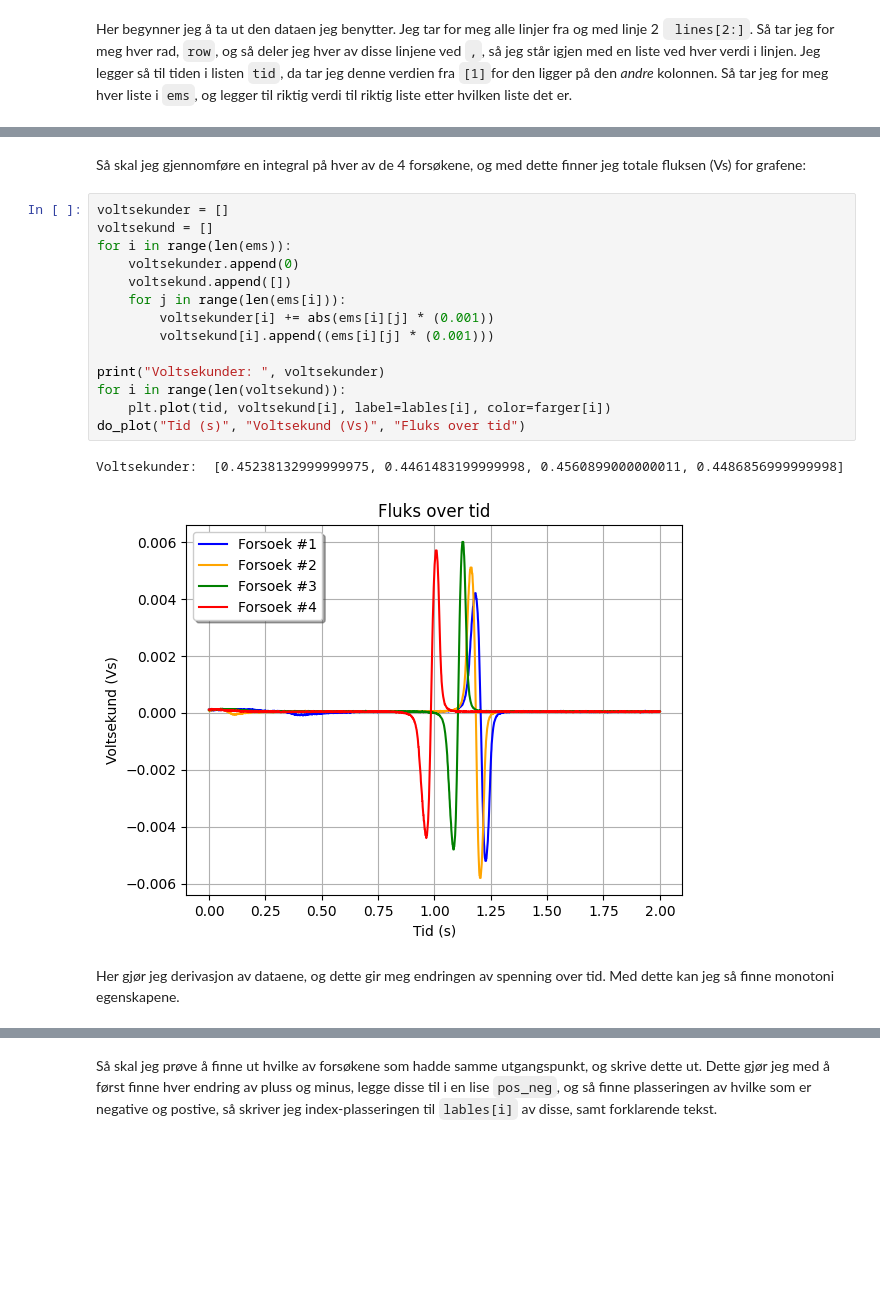
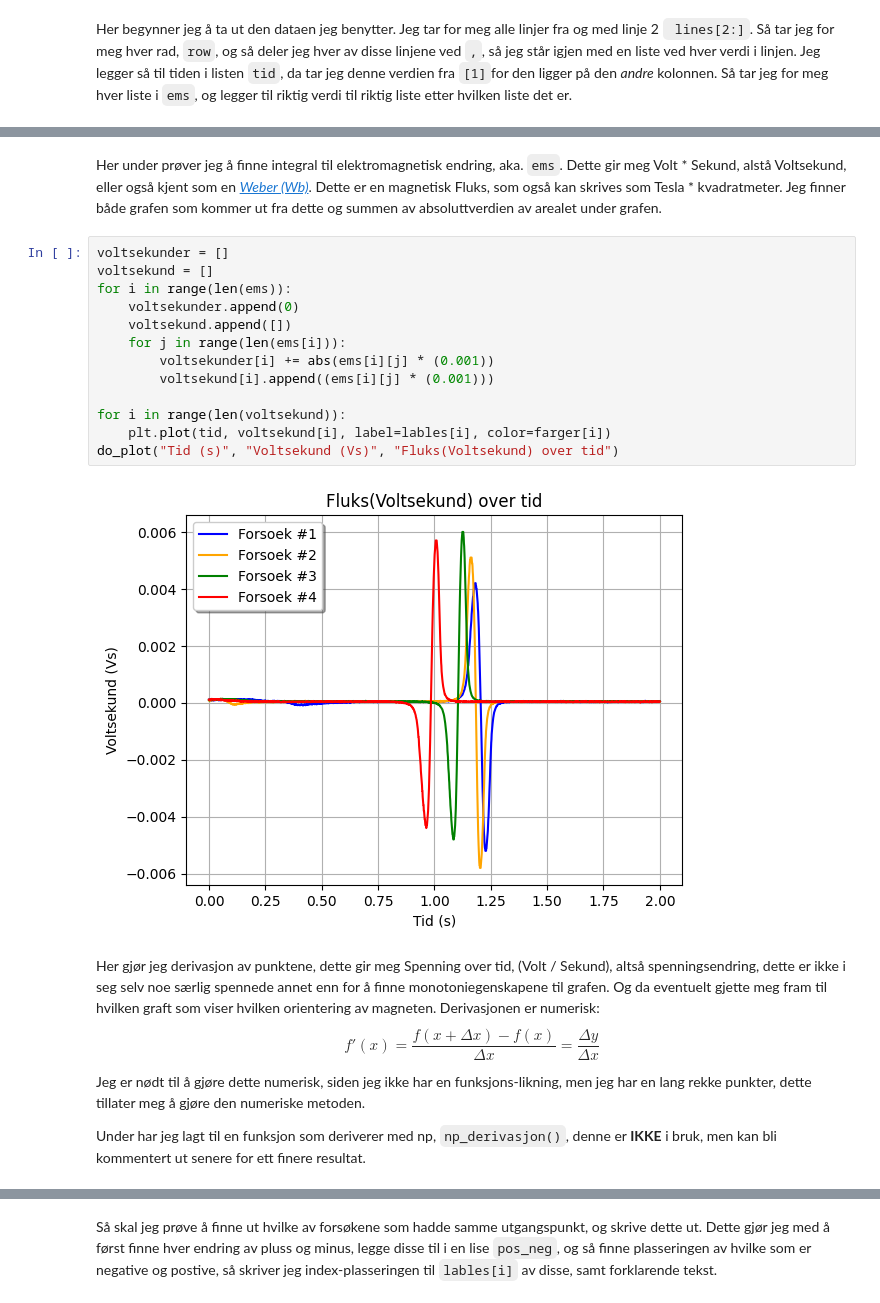
Before and after one commit to TheOriginalCER06/R1-Kodeprosjekt, a Jupyter notebook: main.ipynb, the cells around one changed output, grey strips where cells are left out. Drawn from its saved outputs; the diff is of its cells as text; blank space fills up the shorter version.

Commit message:
Kommentarer og siste endringer før levering

```diff
--- a/main.ipynb
+++ b/main.ipynb
@@ -62,26 +59,31 @@ do_plot("Tid (s)", "Spenning (V)", "Spenning over tid")
 # %% [output]
 [figure]
-# %% [markdown]
-Så skal jeg gjennomføre en integral på hver av de 4 forsøkene, og med dette finner jeg totale fluksen (Vs) for grafene:
+# %% [markdown]
+Her under prøver jeg å finne integral til elektromagnetisk endring, aka. `ems`. Dette gir meg Volt * Sekund, alstå Voltsekund, eller også kjent som en *[Weber (Wb)](https://en.wikipedia.org/wiki/Weber_(unit)#Definition)*. Dette er en magnetisk Fluks, som også kan skrives som Tesla * kvadratmeter. Jeg finner både grafen som kommer ut fra dette og summen av absoluttverdien av arealet under grafen.
 # %%
 voltsekunder = []
 voltsekund = []
 for i in range(len(ems)):
     voltsekunder.append(0)
     voltsekund.append([])
     for j in range(len(ems[i])):
         voltsekunder[i] += abs(ems[i][j] * (0.001))
         voltsekund[i].append((ems[i][j] * (0.001)))
 
-print("Voltsekunder: ", voltsekunder)
 for i in range(len(voltsekund)):
     plt.plot(tid, voltsekund[i], label=lables[i], color=farger[i])
-do_plot("Tid (s)", "Voltsekund (Vs)", "Fluks over tid")
+do_plot("Tid (s)", "Voltsekund (Vs)", "Fluks(Voltsekund) over tid")
 # %% [output]
-Voltsekunder:  [0.45238132999999975, 0.4461483199999998, 0.4560899000000011, 0.4486856999999998]
-[figure, old version]
+[figure, new version]
-# %% [markdown]
-Her gjør jeg derivasjon av dataene, og dette gir meg endringen av spenning over tid. Med dette kan jeg så finne monotoni egenskapene.
+# %% [markdown]
+Her gjør jeg derivasjon av punktene, dette gir meg Spenning over tid, (Volt / Sekund), altså spenningsendring, dette er ikke i seg selv noe særlig spennede annet enn for å finne monotoniegenskapene til grafen. Og da eventuelt gjette meg fram til hvilken graft som viser hvilken orientering av magneten.
+Derivasjonen er numerisk:
+$$
+f'(x) = \frac{f(x+\Delta x) - f(x)}{\Delta x} = \frac{\Delta y}{\Delta x}
+$$
+Jeg er nødt til å gjøre dette numerisk, siden jeg ikke har en funksjons-likning, men jeg har en lang rekke punkter, dette tillater meg å gjøre den numeriske metoden.
+
+Under har jeg lagt til en funksjon som deriverer med np, `np_derivasjon()`, denne er **IKKE** i bruk, men kan bli kommentert ut senere for ett finere resultat.
 # %%
 deriverte = []
 for i in range(len(ems)):
```
Also changed, not shown: parts of 12 cells of this notebook, 1 other file.
